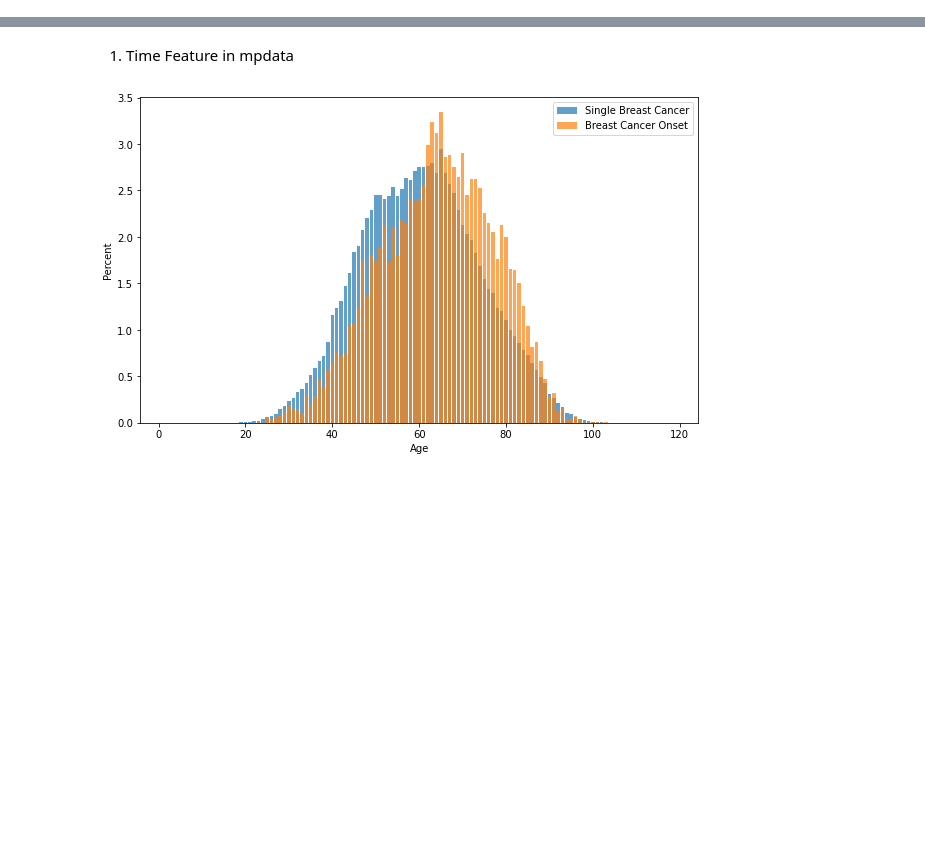
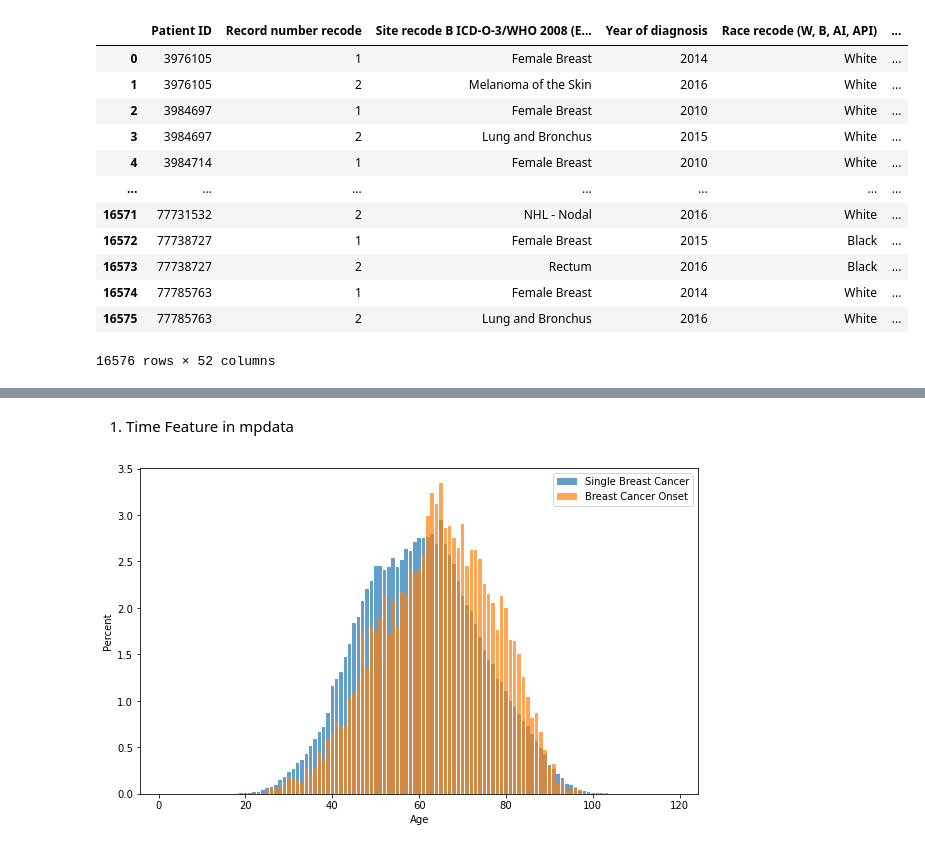
Before and after one commit to dearfad/mmhelper, a Jupyter notebook: project/qx/qx_plot.ipynb, the cells around one changed output, grey strips where cells are left out. Cells and saved outputs as stored; diff of their text form; code cells hidden in the pictures; blank space fills up the shorter version.

```diff
--- a/project/qx/qx_plot.ipynb
+++ b/project/qx/qx_plot.ipynb
@@ -10,0 +31,16 @@ mpdata = pd.read_pickle('MP.pkl')
+# %%
+mpdata
+# %% [output]
+|  | Patient ID | Record number recode | Site recode B ICD-O-3/WHO 2008 (E... | Year of diagnosis | Race recode (W, B, AI, API) | ... |
+| 0 | 3976105 | 1 | Female Breast | 2014 | White | ... |
+| 1 | 3976105 | 2 | Melanoma of the Skin | 2016 | White | ... |
+| 2 | 3984697 | 1 | Female Breast | 2010 | White | ... |
+| 3 | 3984697 | 2 | Lung and Bronchus | 2015 | White | ... |
+| 4 | 3984714 | 1 | Female Breast | 2010 | White | ... |
+| ... | ... | ... | ... | ... | ... | ... |
+| 16571 | 77731532 | 2 | NHL - Nodal | 2016 | White | ... |
+| 16572 | 77738727 | 1 | Female Breast | 2015 | Black | ... |
+| 16573 | 77738727 | 2 | Rectum | 2016 | Black | ... |
+| 16574 | 77785763 | 1 | Female Breast | 2014 | White | ... |
+| 16575 | 77785763 | 2 | Lung and Bronchus | 2016 | White | ... |
+16576 rows × 52 columns
```
Also changed, not shown: parts of 3 cells of this notebook.
